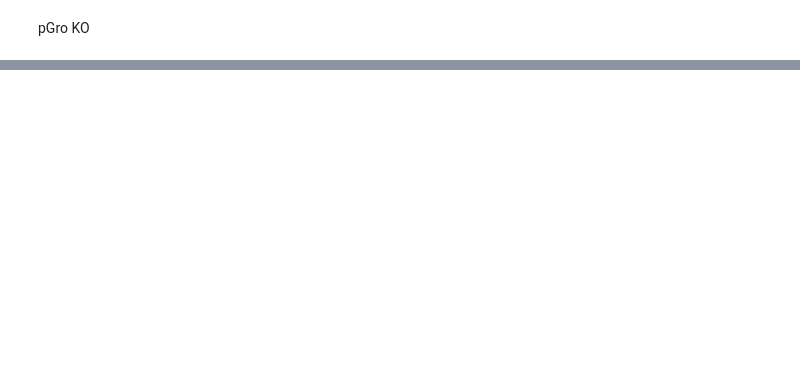
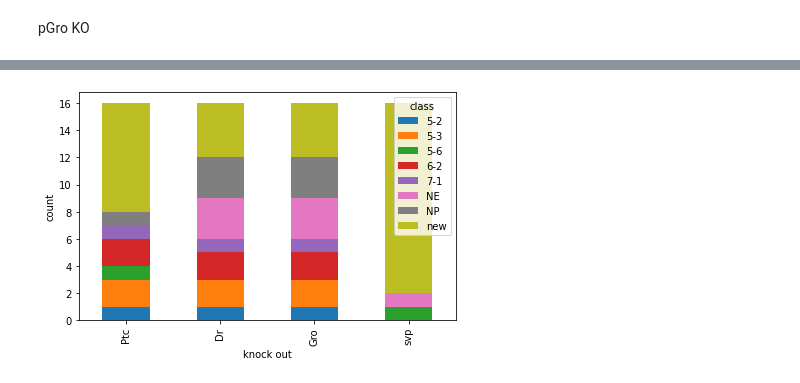
Before and after one commit to ozlembahar/devo-grn, a Jupyter notebook: notebooks/BooleanModel/ginsim.ipynb, the cells around one changed output, grey strips where cells are left out. Drawn from its saved outputs; the diff is of its cells as text; code cells hidden in the pictures; blank space fills up the shorter version.

```diff
--- a/notebooks/BooleanModel/ginsim.ipynb
+++ b/notebooks/BooleanModel/ginsim.ipynb
@@ -287,0 +581,20 @@ for mut in mutants:
+# %%
+gro_KO_old_states = pd.DataFrame()
+gro_KO_new_states = pd.DataFrame()
+  # TO DO: add column that marks which node is knocked out
+node_states_df = pd.read_csv("./perturbations/KO_stable_states/Gro_KO.csv", index_col=0)
+node_states_df_old = node_states_df[node_states_df['_merge'] == "both"]
+node_states_df_new = node_states_df[node_states_df['_merge'] == "left_only"]
+
+node_states_df_old = node_states_df_old.drop("_merge", axis='columns')
+node_states_df_old = node_states_df_old.merge(wt_fps, how='left', on=list(node_states_df_old.columns))
+gro_KO_old_states = pd.concat((gro_KO_old_states, node_states_df_old))
+
+node_states_df_new = node_states_df_new.drop("_merge", axis='columns')
+gro_KO_new_states = pd.concat((gro_KO_new_states, node_states_df_new))
+# %%
+gro_KO_new_states['class'] = "new"
+gro_KO_states = pd.concat((gro_KO_old_states, gro_KO_new_states))
+# %%
+gro_KO_output_count = gro_KO_states.groupby('class').size()
+gro_KO_output_count
@@ -287,0 +619,6 @@ for mut in mutants:
+# %%
+KOs_output_counts = pd.DataFrame({'Ptc': ptc_KO_output_count,
+                                  "Dr": dr_KO_output_count,
+                                  'Gro': gro_KO_output_count,
+                                  'svp': svp_KO_output_count}, dtype=pd.Int64Dtype()).fillna(0)
+KOs_output_counts
@@ -287,0 +636,19 @@ for mut in mutants:
+# %%
+colors={'5-2':'tab:blue',
+        '5-3':'tab:orange',
+        '5-6': 'tab:green',
+        '6-2': 'tab:red',
+        '7-1': 'tab:purple',
+        '7-4': 'tab:brown',
+        'NE': 'tab:pink',
+        'NP': 'tab:gray',
+        'new': 'tab:olive'}
+ax = KOs_output_counts.T.plot.bar(stacked=True, color = colors)
+ax.set_xlabel("knock out")
+ax.set_ylabel("count")
+
+plt.tight_layout()
+
+plt.savefig('./perturbations/images/KOs_output_freqs_svp_ptc_dr_gro.png', dpi=1000)
+# %% [output]
+[figure, added]
```
Also changed, not shown: parts of 72 cells of this notebook, 5 other files.
